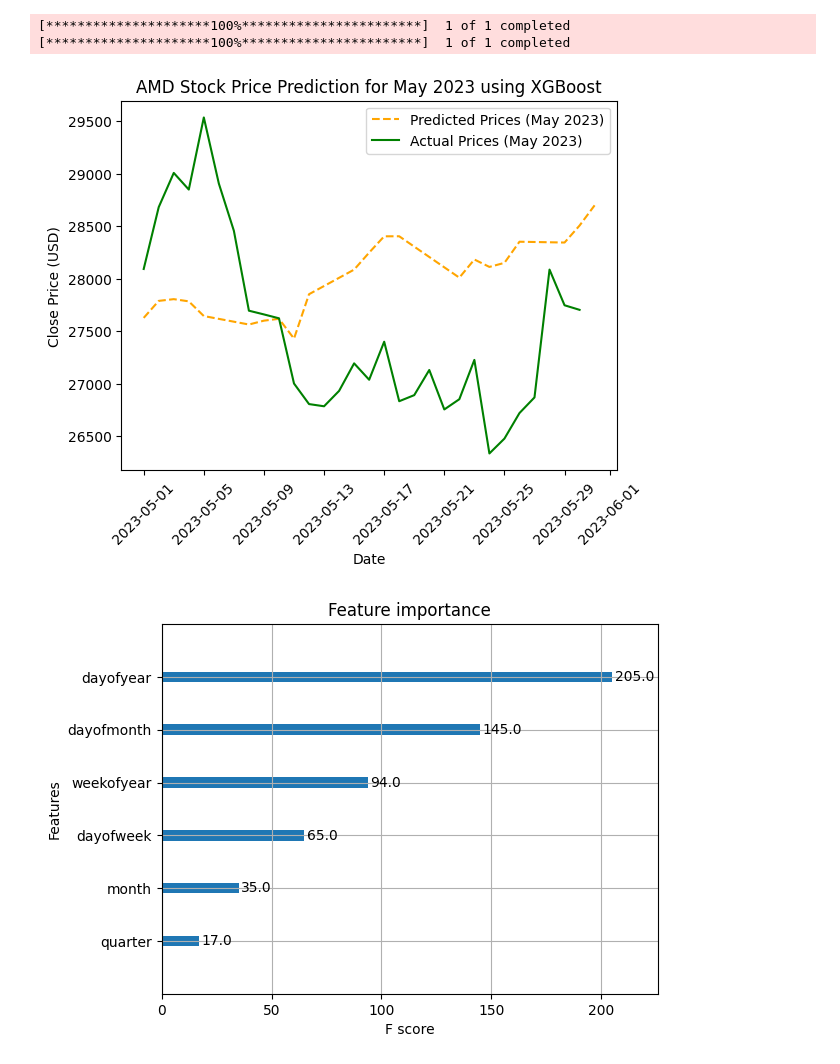
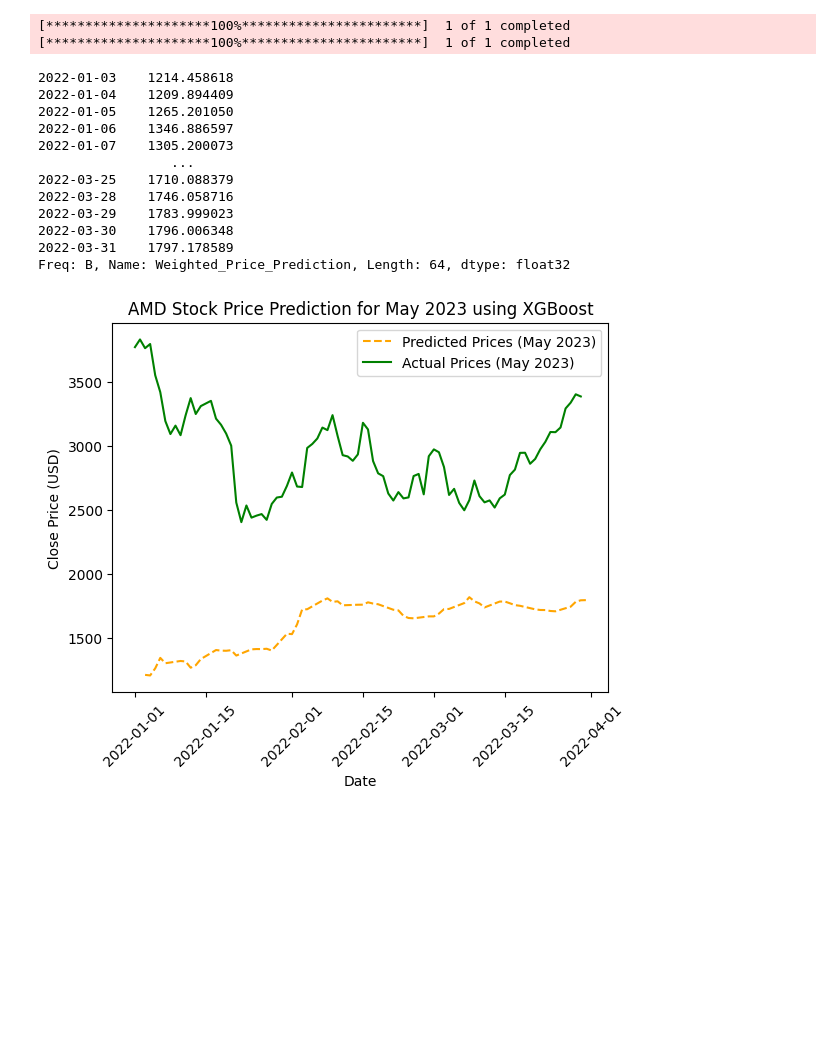
Before and after one commit to cynarski/crypto_predict, a Jupyter notebook: notebooks/Xgboost.ipynb, the cells around one changed output. Cells and saved outputs as stored; diff of their text form; code cells hidden in the pictures; blank space fills up the shorter version.

Commit message:
Connecting models

```diff
--- a/notebooks/Xgboost.ipynb
+++ b/notebooks/Xgboost.ipynb
@@ -26,7 +26,7 @@ def create_features(df, label=None):
 
 
 # Download AMD stock data for training (up to end of April 2023)
-df_train = yf.download('BTC-USD', start='2023-01-01', end='2023-04-30')
+df_train = yf.download('ETH-USD', start='2019-01-01', end='2021-12-31')
 df_train['Weighted_Price'] = df_train['Close']
 
 # Create training features and labels
@@ -40,58 +40,49 @@ model = xgb.XGBRegressor(
     colsample_bytree=0.3,
     learning_rate=0.1,
     max_depth=5,
     alpha=10,
     n_estimators=100
 )
 model.fit(X_train, y_train, eval_set=[(X_train, y_train)], verbose=False)
 
 # Generate dates for May 2023 (without downloading the actual data yet)
-may_dates = pd.date_range(start='2023-05-01', end='2023-05-31', freq='B')  # Business days in May
+may_dates = pd.date_range(start='2022-01-01', end='2022-03-31', freq='B')  # Business days in May
 df_may = pd.DataFrame(index=may_dates)
 
 # Create features for the synthetic May 2023 dates
 X_may = create_features(df_may)
-
 # Make predictions for May 2023
 df_may['Weighted_Price_Prediction'] = model.predict(X_may)
+print(df_may['Weighted_Price_Prediction'])
+# Download actual AMD stock data for May 2023 after prediction for comparison
+df_actual_may = yf.download('ETH-USD', start='2022-01-01', end='2022-03-31')
 
-# Download actual AMD stock data for May 2023 after prediction for comparison
-df_actual_may = yf.download('BTC-USD', start='2023-05-01', end='2023-05-31')
-
-# Plot the historical prices, predictions, and actual May 2023 prices
-# plt.figure(figsize=(14, 7))
-
-# Plot actual prices up to April 2023
-# plt.plot(df_train.index, df_train['Weighted_Price'], label='Actual Prices (Up to April)', color='blue')
-
-# Plot predictions for May 2023
-plt.plot(df_may.index, df_may['Weighted_Price_Prediction'], color='orange', linestyle='dashed',
+plt.plot(df_may.index,df_may['Weighted_Price_Prediction'], color='orange', linestyle='dashed',
          label='Predicted Prices (May 2023)')
 
 # Plot actual May 2023 prices
-plt.plot(df_actual_may.index, df_actual_may['Close'], color='green', label='Actual Prices (May 2023)')
+plt.plot(df_actual_may['Close'], color='green', label='Actual Prices (May 2023)')
 
 # Customize the plot
 plt.title('AMD Stock Price Prediction for May 2023 using XGBoost')
 plt.xlabel('Date')
 plt.ylabel('Close Price (USD)')
 plt.legend()
 plt.xticks(rotation=45)
 plt.show()
-
-# Show feature importance
-xgb.plot_importance(model, importance_type='weight')
-plt.show()
-
-# Print predicted and actual prices for May 2023
-comparison_df = pd.DataFrame({
-    'Predicted Prices': df_may['Weighted_Price_Prediction'],
-    'Actual Prices': df_actual_may['Close']
-})
-print("\nPredicted vs. Actual Prices for May 2023:")
-print(comparison_df)
 # %% [output]
 [*********************100%***********************]  1 of 1 completed
 [*********************100%***********************]  1 of 1 completed
+2022-01-03    1214.458618
+2022-01-04    1209.894409
+2022-01-05    1265.201050
+2022-01-06    1346.886597
+2022-01-07    1305.200073
+                 ...
+2022-03-25    1710.088379
+2022-03-28    1746.058716
+2022-03-29    1783.999023
+2022-03-30    1796.006348
+2022-03-31    1797.178589
+Freq: B, Name: Weighted_Price_Prediction, Length: 64, dtype: float32
-[figure, old version]
+[figure, new version]
-[figure, removed]
```
Also changed, not shown: parts of 1 cell of this notebook, 1 other file.
